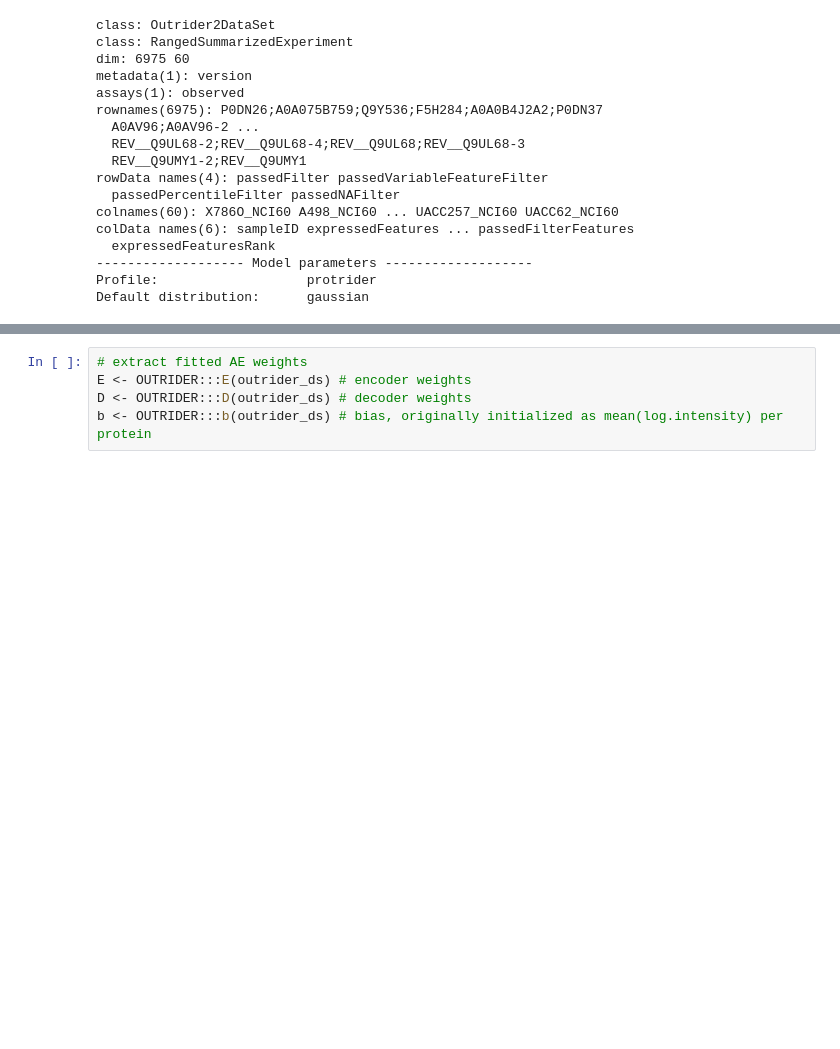
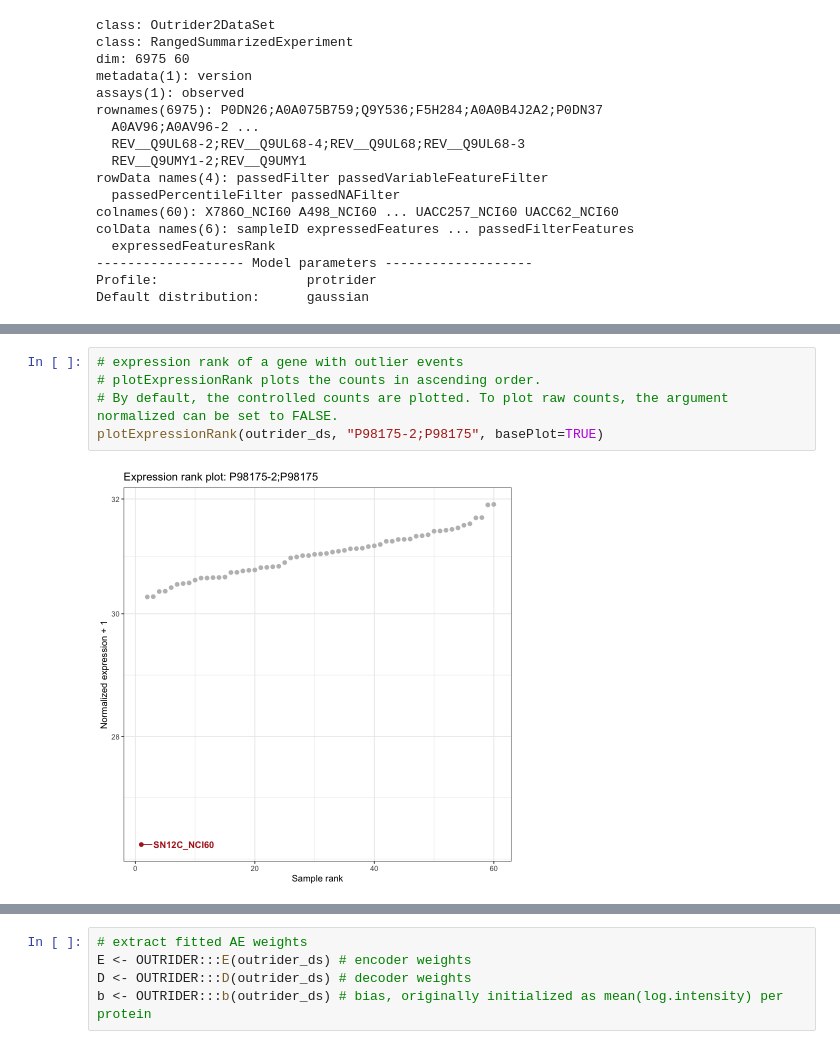
Before and after one commit to wxicu/proteinOutliersMissingValues, a Jupyter notebook: outrider.ipynb, the cells around one changed output, grey strips where cells are left out. Saved outputs shown, nothing was run; the diff lists cells and outputs as text; blank space fills up the shorter version.

```diff
--- a/outrider.ipynb
+++ b/outrider.ipynb
@@ -156,0 +181,7 @@ ERROR: Error in is(ods, "OutriderDataSet"): Objekt 'ods' nicht gefunden
+# %%
+# expression rank of a gene with outlier events
+# plotExpressionRank plots the counts in ascending order.
+# By default, the controlled counts are plotted. To plot raw counts, the argument normalized can be set to FALSE.
+plotExpressionRank(outrider_ds, "P98175-2;P98175", basePlot=TRUE)
+# %% [output]
+[figure, added]
```
Also changed, not shown: parts of 17 cells of this notebook, 6 other files.
